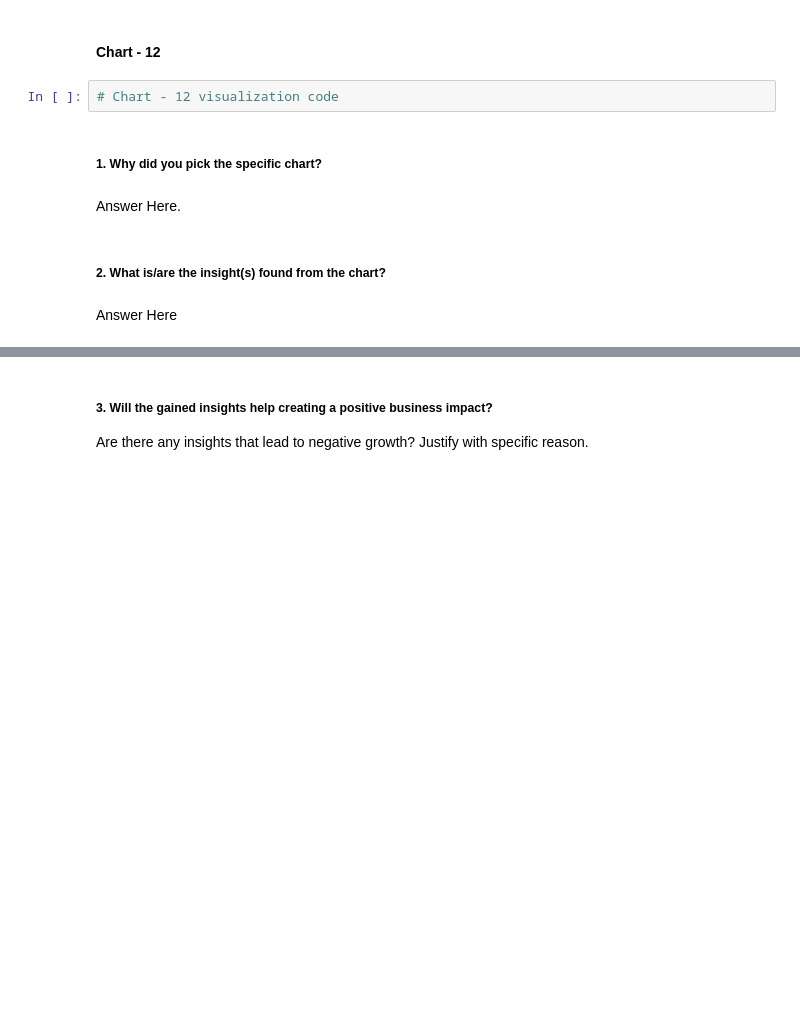
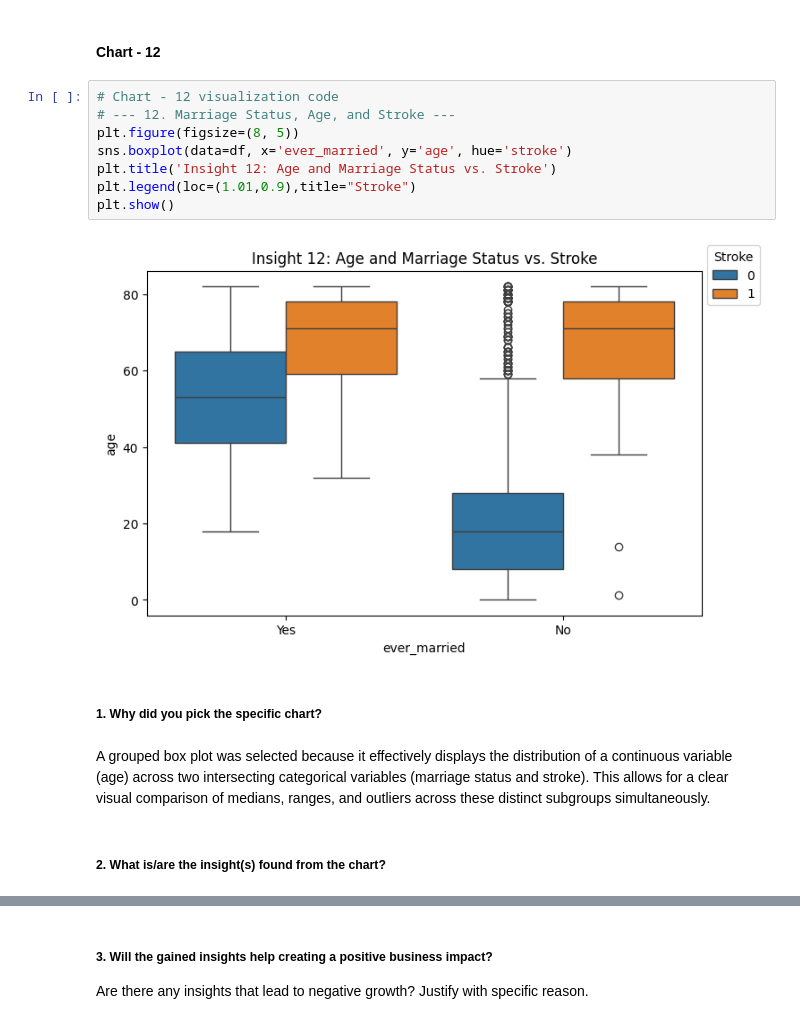
Before and after one commit to Vansh-172/Project-Regression, a Jupyter notebook: Vansh_Goyal_ML_Submission.ipynb, the cells around one changed output, grey strips where cells are left out. Saved outputs shown, nothing was run; the diff lists cells and outputs as text; blank space fills up the shorter version.

```diff
--- a/Vansh_Goyal_ML_Submission.ipynb
+++ b/Vansh_Goyal_ML_Submission.ipynb
@@ -586,13 +548,19 @@ Are there any insights that lead to negative growth? Justify with specific reaso
 Answer Here
 # %% [markdown]
 #### Chart - 12
-# %%
-# Chart - 12 visualization code
+# %%
+# Chart - 12 visualization code
+# --- 12. Marriage Status, Age, and Stroke ---
+plt.figure(figsize=(8, 5))
+sns.boxplot(data=df, x='ever_married', y='age', hue='stroke')
+plt.title('Insight 12: Age and Marriage Status vs. Stroke')
+plt.legend(loc=(1.01,0.9),title="Stroke")
+plt.show()
+# %% [output]
+[figure, added]
 # %% [markdown]
 ##### 1. Why did you pick the specific chart?
-# %% [markdown]
-Answer Here.
+# %% [markdown]
+A grouped box plot was selected because it effectively displays the distribution of a continuous variable (age) across two intersecting categorical variables (marriage status and stroke). This allows for a clear visual comparison of medians, ranges, and outliers across these distinct subgroups simultaneously.
 # %% [markdown]
 ##### 2. What is/are the insight(s) found from the chart?
-# %% [markdown]
-Answer Here
```
Also changed, not shown: parts of 22 cells of this notebook.
